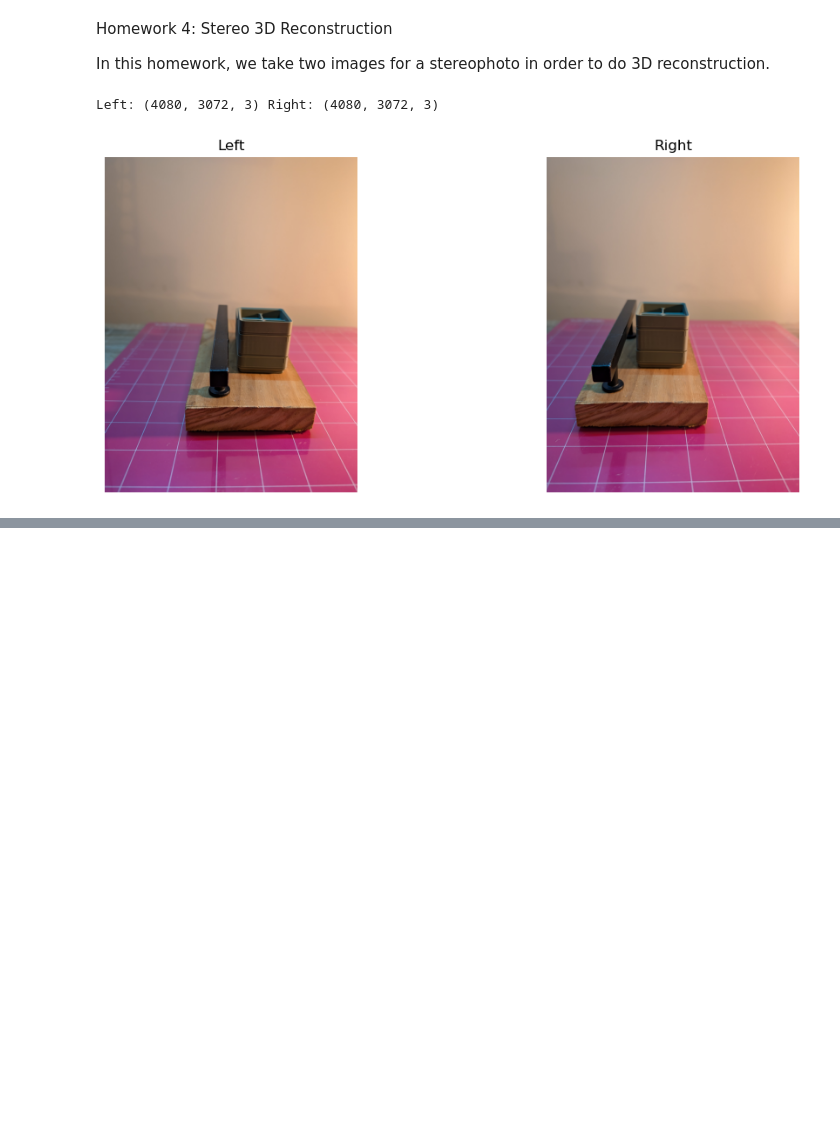
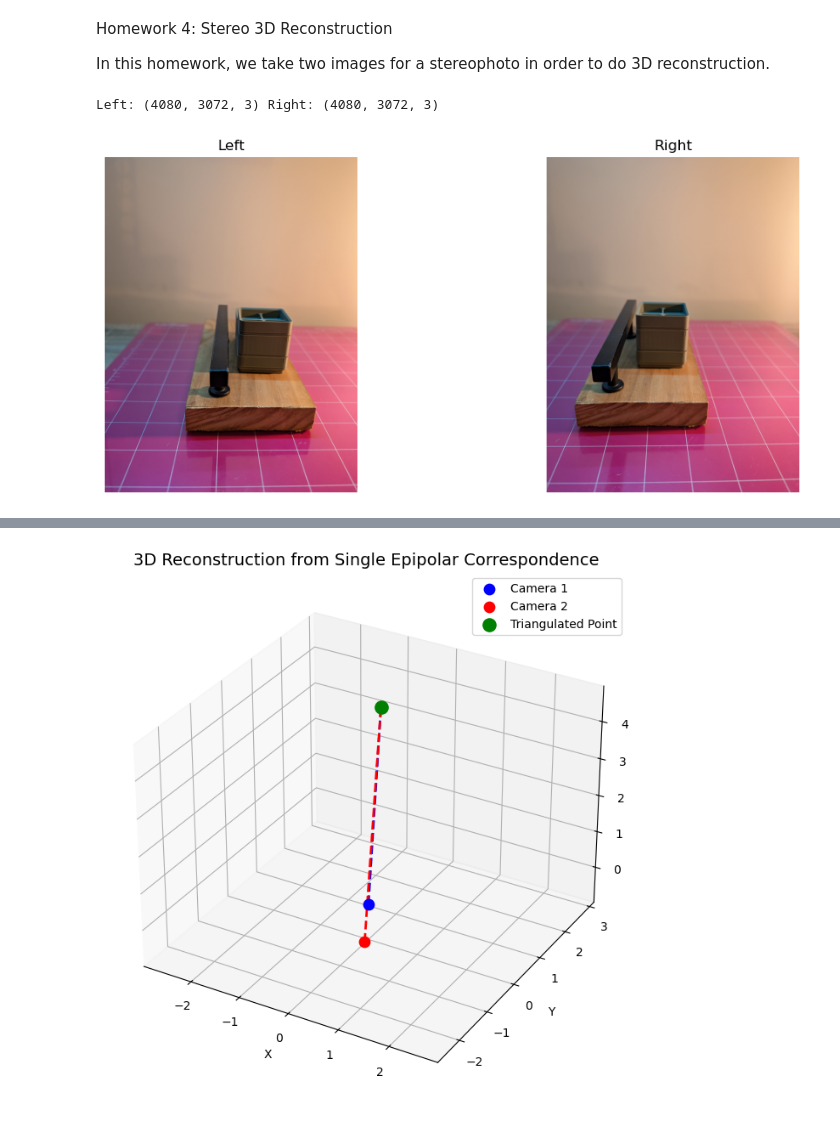
Before and after one commit to avfvrto/computer_vision, a Jupyter notebook: homework04/homework04.ipynb, the cells around one changed output, grey strips where cells are left out. Drawn from its saved outputs; the diff is of its cells as text; code cells hidden in the pictures; blank space fills up the shorter version.

```diff
--- a/homework04/homework04.ipynb
+++ b/homework04/homework04.ipynb
@@ -331,0 +580,59 @@ Saved: triangulated_points_adjusted.ply
+# %%
+# ============================================================
+# Section 7: Visualize the single triangulated 3D point
+# ============================================================
+
+from mpl_toolkits.mplot3d import Axes3D
+
+if best_X is None:
+    print("Cannot visualize: no valid pose was found earlier.")
+else:
+    fig = plt.figure(figsize=(10, 8))
+    ax = fig.add_subplot(111, projection='3d')
+
+    # Camera 1 at origin
+    C1 = np.array([0, 0, 0])
+
+    # Camera 2 center:
+    # If P2 = K [R | t], the camera center is:  C2 = -R^T t
+    C2 = -R_best.T @ t_best
+
+    Xp = best_X  # triangulated point in world frame
+
+    # --- Plot cameras ---
+    ax.scatter(C1[0], C1[1], C1[2], color='blue', s=80, label='Camera 1')
+    ax.scatter(C2[0], C2[1], C2[2], color='red',  s=80, label='Camera 2')
+
+    # --- Plot the 3D point ---
+    ax.scatter(Xp[0], Xp[1], Xp[2], color='green', s=120, label='Triangulated Point')
+
+    # --- Rays from cameras ---
+    ax.plot([C1[0], Xp[0]], [C1[1], Xp[1]], [C1[2], Xp[2]], 'b--', linewidth=2)
+    ax.plot([C2[0], Xp[0]], [C2[1], Xp[1]], [C2[2], Xp[2]], 'r--', linewidth=2)
+
+    # --- Labeling and view ---
+    ax.set_title("3D Reconstruction from Single Epipolar Correspondence", fontsize=14)
+    ax.set_xlabel("X")
+    ax.set_ylabel("Y")
+    ax.set_zlabel("Z")
+    ax.legend()
+
+    # Equal aspect ratio so geometry isn’t distorted
+    vals = np.array([
+    Xp[0], Xp[1], Xp[2],
+    C1[0], C1[1], C1[2],
+    C2[0], C2[1], C2[2]
+    ])
+    max_range = np.ptp(vals)
+
+    Xmid = (np.array([Xp[0], C1[0], C2[0]]).max() + np.array([Xp[0], C1[0], C2[0]]).min()) / 2
+    Ymid = (np.array([Xp[1], C1[1], C2[1]]).max() + np.array([Xp[1], C1[1], C2[1]]).min()) / 2
+    Zmid = (np.array([Xp[2], C1[2], C2[2]]).max() + np.array([Xp[2], C1[2], C2[2]]).min()) / 2
+
+    ax.set_xlim(Xmid - max_range/2, Xmid + max_range/2)
+    ax.set_ylim(Ymid - max_range/2, Ymid + max_range/2)
+    ax.set_zlim(Zmid - max_range/2, Zmid + max_range/2)
+
+    plt.show()
+# %% [output]
+[figure, added]
```
Also changed, not shown: parts of 9 cells of this notebook, 8 other files.
